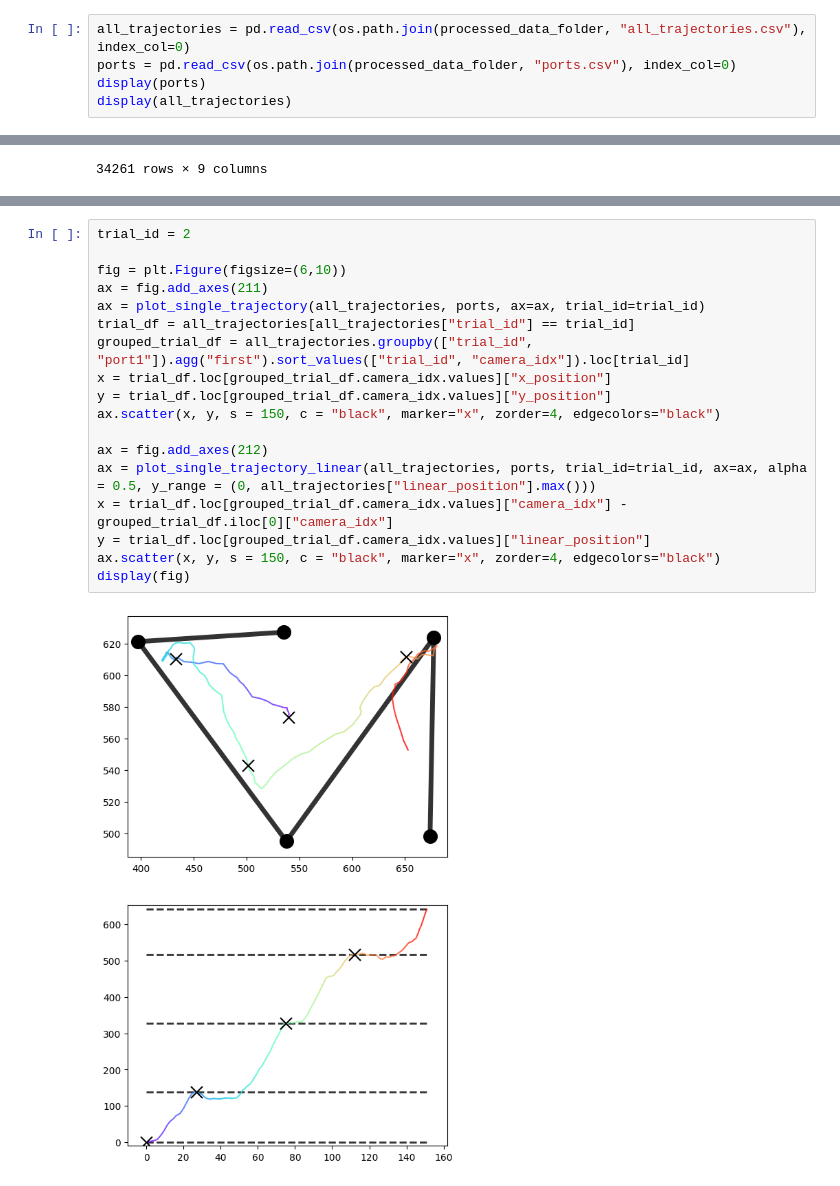
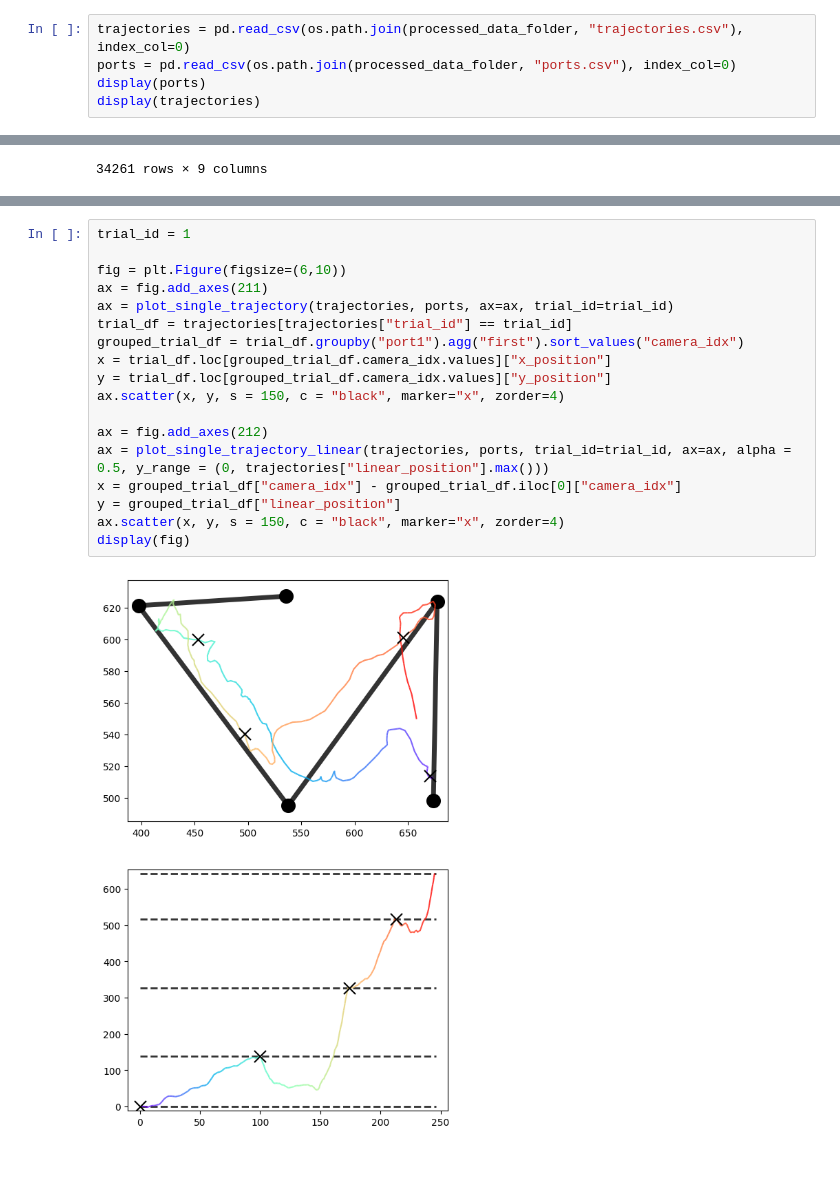
Before and after one commit to ncguilbeault/striatal_replay, a Jupyter notebook: notebooks/linearize_trajectory.ipynb, the cells around one changed output, grey strips where cells are left out. Saved outputs shown, nothing was run; the diff lists cells and outputs as text.

Commit message:
Updated linearize_trajectory notebook to use src functions

```diff
--- a/notebooks/linearize_trajectory.ipynb
+++ b/notebooks/linearize_trajectory.ipynb
@@ -444,8 +216,8 @@ display(all_trajectories)
 # %%
-all_trajectories = pd.read_csv(os.path.join(processed_data_folder, "all_trajectories.csv"), index_col=0)
+trajectories = pd.read_csv(os.path.join(processed_data_folder, "trajectories.csv"), index_col=0)
 ports = pd.read_csv(os.path.join(processed_data_folder, "ports.csv"), index_col=0)
 display(ports)
-display(all_trajectories)
+display(trajectories)
 # %% [output]
 |  | x_position | y_position | linear_position |
 | port2 | 535.420206 | 627.221570 | 0.000000 |
@@ -492,22 +266,22 @@ display(fig)
 # %% [output]
 [figure]
 # %%
-trial_id = 2
+trial_id = 1
 
 fig = plt.Figure(figsize=(6,10))
 ax = fig.add_axes(211)
-ax = plot_single_trajectory(all_trajectories, ports, ax=ax, trial_id=trial_id)
-trial_df = all_trajectories[all_trajectories["trial_id"] == trial_id]
-grouped_trial_df = all_trajectories.groupby(["trial_id", "port1"]).agg("first").sort_values(["trial_id", "camera_idx"]).loc[trial_id]
+ax = plot_single_trajectory(trajectories, ports, ax=ax, trial_id=trial_id)
+trial_df = trajectories[trajectories["trial_id"] == trial_id]
+grouped_trial_df = trial_df.groupby("port1").agg("first").sort_values("camera_idx")
 x = trial_df.loc[grouped_trial_df.camera_idx.values]["x_position"]
 y = trial_df.loc[grouped_trial_df.camera_idx.values]["y_position"]
-ax.scatter(x, y, s = 150, c = "black", marker="x", zorder=4, edgecolors="black")
+ax.scatter(x, y, s = 150, c = "black", marker="x", zorder=4)
 
 ax = fig.add_axes(212)
-ax = plot_single_trajectory_linear(all_trajectories, ports, trial_id=trial_id, ax=ax, alpha = 0.5, y_range = (0, all_trajectories["linear_position"].max()))
-x = trial_df.loc[grouped_trial_df.camera_idx.values]["camera_idx"] - grouped_trial_df.iloc[0]["camera_idx"]
-y = trial_df.loc[grouped_trial_df.camera_idx.values]["linear_position"]
-ax.scatter(x, y, s = 150, c = "black", marker="x", zorder=4, edgecolors="black")
+ax = plot_single_trajectory_linear(trajectories, ports, trial_id=trial_id, ax=ax, alpha = 0.5, y_range = (0, trajectories["linear_position"].max()))
+x = grouped_trial_df["camera_idx"] - grouped_trial_df.iloc[0]["camera_idx"]
+y = grouped_trial_df["linear_position"]
+ax.scatter(x, y, s = 150, c = "black", marker="x", zorder=4)
 display(fig)
 # %% [output]
-[figure, old version]
+[figure, new version]
```
Also changed, not shown: parts of 11 cells of this notebook.
